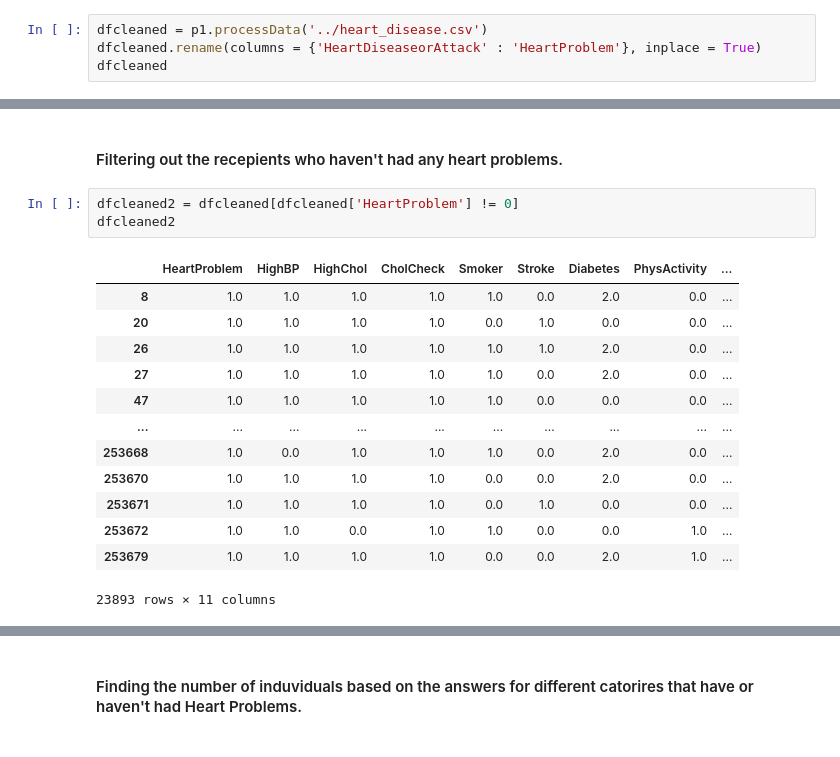
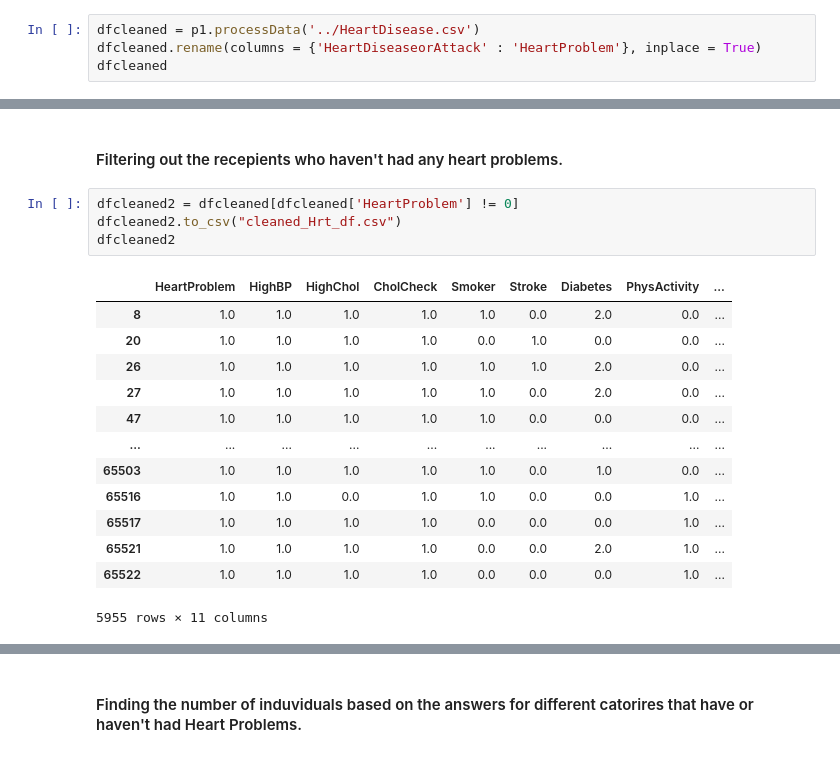
Before and after one commit to ubco-W2022T1-cosc301/project-group50, a Jupyter notebook: notebooks/analysis1.ipynb, the cells around one changed output, grey strips where cells are left out. Cells and saved outputs as stored; diff of their text form.

```diff
--- a/notebooks/analysis1.ipynb
+++ b/notebooks/analysis1.ipynb
@@ -137,7 +138,7 @@ dtype: int64
 # %% [markdown]
 ### **Task 3: Method Chaining**
 # %%
-dfcleaned = p1.processData('../heart_disease.csv')
+dfcleaned = p1.processData('../HeartDisease.csv')
 dfcleaned.rename(columns = {'HeartDiseaseorAttack' : 'HeartProblem'}, inplace = True)
 dfcleaned
 # %% [output]
@@ -160,21 +161,22 @@ dfcleaned
 #### Filtering out the recepients who haven't had any heart problems.
 # %%
 dfcleaned2 = dfcleaned[dfcleaned['HeartProblem'] != 0]
+dfcleaned2.to_csv("cleaned_Hrt_df.csv")
 dfcleaned2
 # %% [output]
 |  | HeartProblem | HighBP | HighChol | CholCheck | Smoker | Stroke | Diabetes | PhysActivity | ... |
 | 8 | 1.0 | 1.0 | 1.0 | 1.0 | 1.0 | 0.0 | 2.0 | 0.0 | ... |
 | 20 | 1.0 | 1.0 | 1.0 | 1.0 | 0.0 | 1.0 | 0.0 | 0.0 | ... |
 | 26 | 1.0 | 1.0 | 1.0 | 1.0 | 1.0 | 1.0 | 2.0 | 0.0 | ... |
 | 27 | 1.0 | 1.0 | 1.0 | 1.0 | 1.0 | 0.0 | 2.0 | 0.0 | ... |
 | 47 | 1.0 | 1.0 | 1.0 | 1.0 | 1.0 | 0.0 | 0.0 | 0.0 | ... |
 | ... | ... | ... | ... | ... | ... | ... | ... | ... | ... |
-| 253668 | 1.0 | 0.0 | 1.0 | 1.0 | 1.0 | 0.0 | 2.0 | 0.0 | ... |
-| 253670 | 1.0 | 1.0 | 1.0 | 1.0 | 0.0 | 0.0 | 2.0 | 0.0 | ... |
-| 253671 | 1.0 | 1.0 | 1.0 | 1.0 | 0.0 | 1.0 | 0.0 | 0.0 | ... |
-| 253672 | 1.0 | 1.0 | 0.0 | 1.0 | 1.0 | 0.0 | 0.0 | 1.0 | ... |
-| 253679 | 1.0 | 1.0 | 1.0 | 1.0 | 0.0 | 0.0 | 2.0 | 1.0 | ... |
+| 65503 | 1.0 | 1.0 | 1.0 | 1.0 | 1.0 | 0.0 | 1.0 | 0.0 | ... |
+| 65516 | 1.0 | 1.0 | 0.0 | 1.0 | 1.0 | 0.0 | 0.0 | 1.0 | ... |
+| 65517 | 1.0 | 1.0 | 1.0 | 1.0 | 0.0 | 0.0 | 0.0 | 1.0 | ... |
+| 65521 | 1.0 | 1.0 | 1.0 | 1.0 | 0.0 | 0.0 | 2.0 | 1.0 | ... |
+| 65522 | 1.0 | 1.0 | 1.0 | 1.0 | 0.0 | 0.0 | 0.0 | 1.0 | ... |
-23893 rows × 11 columns
+5955 rows × 11 columns
 # %%
 dfcleaned2 = dfcleaned[dfcleaned['HeartProblem'] != 0]
 dfcleaned2.reset_index(drop=True)
```
Also changed, not shown: parts of 6 cells of this notebook, 10 other files.
